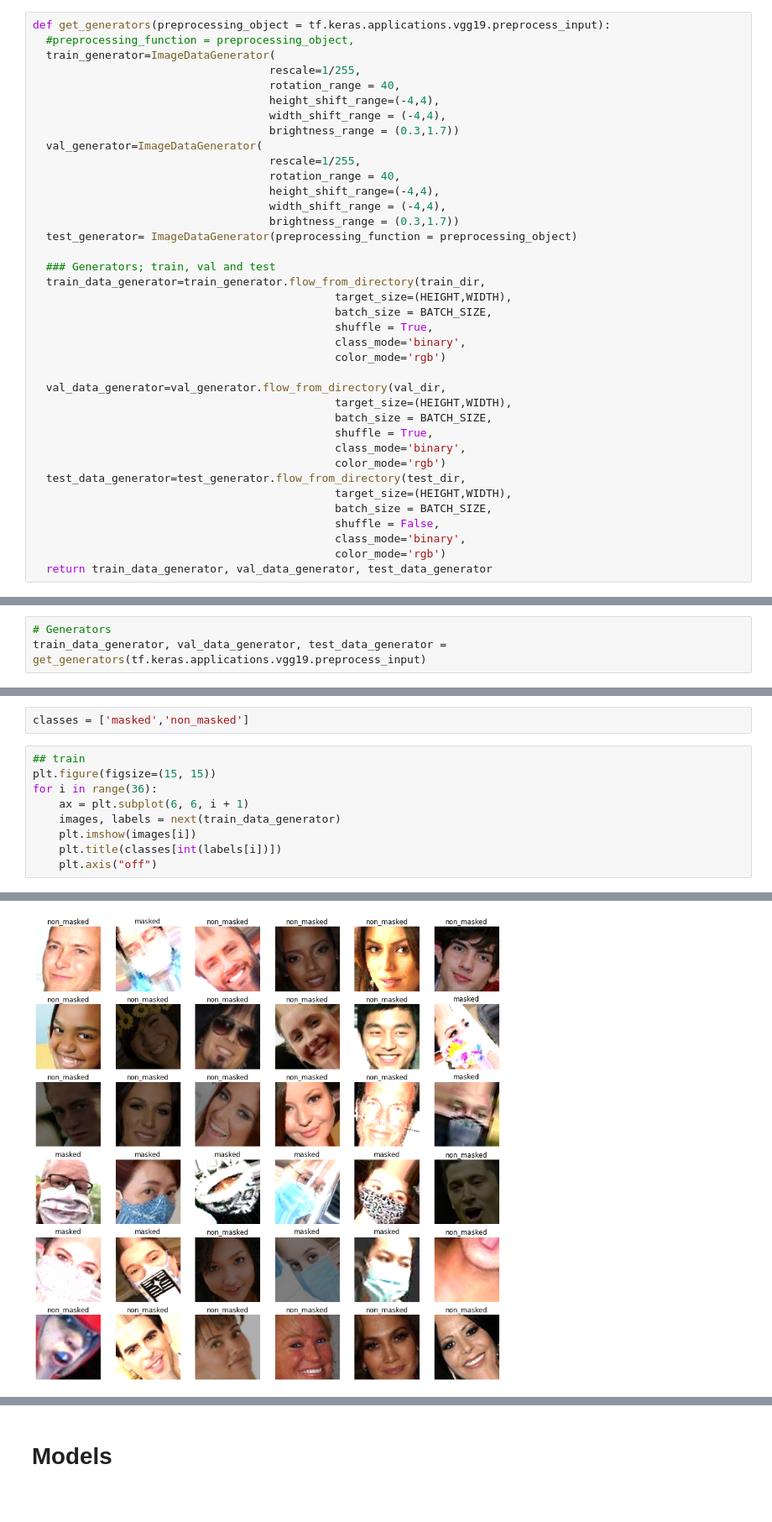
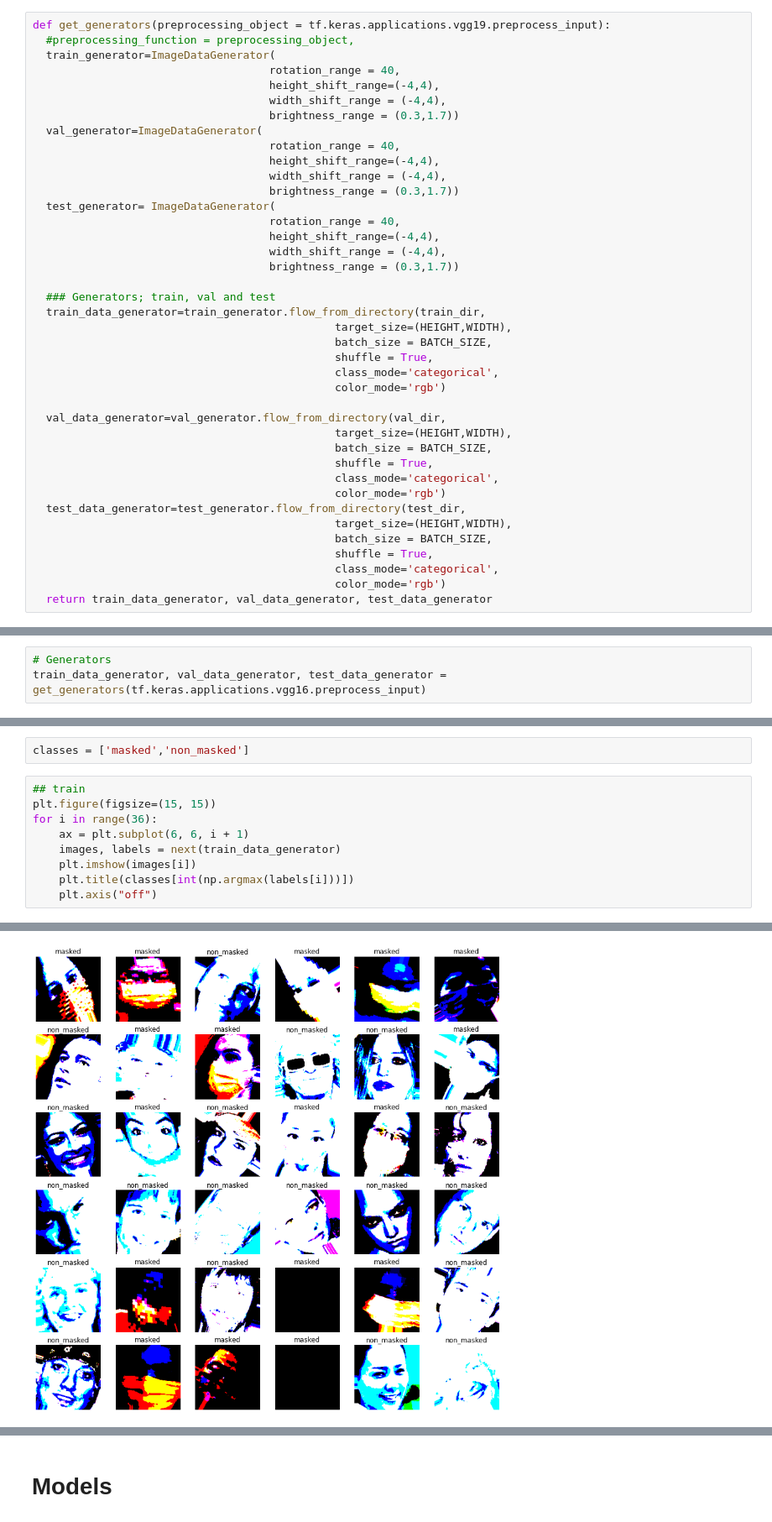
Before and after one commit to AsmaaIbrahiim/Face-Mask-Detection, a Jupyter notebook: Face_Mask_Detection|_Transfer_learning_1.ipynb, the cells around one changed output, grey strips where cells are left out. Shown: that part at 84% size. Cells and saved outputs as stored; diff of their text form.

Commit message:
modified the model and added random test data

```diff
--- a/Face_Mask_Detection|_Transfer_learning_1.ipynb
+++ b/Face_Mask_Detection|_Transfer_learning_1.ipynb
@@ -54,38 +71,40 @@ BATCH_SIZE = 500
 def get_generators(preprocessing_object = tf.keras.applications.vgg19.preprocess_input):
   #preprocessing_function = preprocessing_object,
   train_generator=ImageDataGenerator(
-                                    rescale=1/255,
                                     rotation_range = 40,
                                     height_shift_range=(-4,4),
                                     width_shift_range = (-4,4),
                                     brightness_range = (0.3,1.7))
   val_generator=ImageDataGenerator(
-                                    rescale=1/255,
                                     rotation_range = 40,
                                     height_shift_range=(-4,4),
                                     width_shift_range = (-4,4),
                                     brightness_range = (0.3,1.7))
-  test_generator= ImageDataGenerator(preprocessing_function = preprocessing_object)
+  test_generator= ImageDataGenerator(
+                                    rotation_range = 40,
+                                    height_shift_range=(-4,4),
+                                    width_shift_range = (-4,4),
+                                    brightness_range = (0.3,1.7))
 
   ### Generators; train, val and test
   train_data_generator=train_generator.flow_from_directory(train_dir,
                                               target_size=(HEIGHT,WIDTH),
                                               batch_size = BATCH_SIZE,
                                               shuffle = True,
-                                              class_mode='binary',
+                                              class_mode='categorical',
                                               color_mode='rgb')
 
   val_data_generator=val_generator.flow_from_directory(val_dir,
                                               target_size=(HEIGHT,WIDTH),
                                               batch_size = BATCH_SIZE,
                                               shuffle = True,
-                                              class_mode='binary',
+                                              class_mode='categorical',
                                               color_mode='rgb')
   test_data_generator=test_generator.flow_from_directory(test_dir,
                                               target_size=(HEIGHT,WIDTH),
                                               batch_size = BATCH_SIZE,
-                                              shuffle = False,
-                                              class_mode='binary',
+                                              shuffle = True,
+                                              class_mode='categorical',
                                               color_mode='rgb')
   return train_data_generator, val_data_generator, test_data_generator
 # %%
@@ -117,6 +150,6 @@ def plot_history(history):
 # %%
 # Generators
-train_data_generator, val_data_generator, test_data_generator = get_generators(tf.keras.applications.vgg19.preprocess_input)
+train_data_generator, val_data_generator, test_data_generator = get_generators(tf.keras.applications.vgg16.preprocess_input)
 # %% [output]
 Found 10000 images belonging to 2 classes.
 Found 800 images belonging to 2 classes.
@@ -140,6 +173,6 @@ for i in range(36):
     ax = plt.subplot(6, 6, i + 1)
     images, labels = next(train_data_generator)
     plt.imshow(images[i])
-    plt.title(classes[int(labels[i])])
+    plt.title(classes[int(np.argmax(labels[i]))])
     plt.axis("off")
 # %% [output]
@@ -146,4 +196,4 @@ for i in range(36):
-[figure, old version]
+[figure, new version]
 # %%
 ## validation
 plt.figure(figsize=(10, 10))
```
Also changed, not shown: parts of 25 cells of this notebook.
